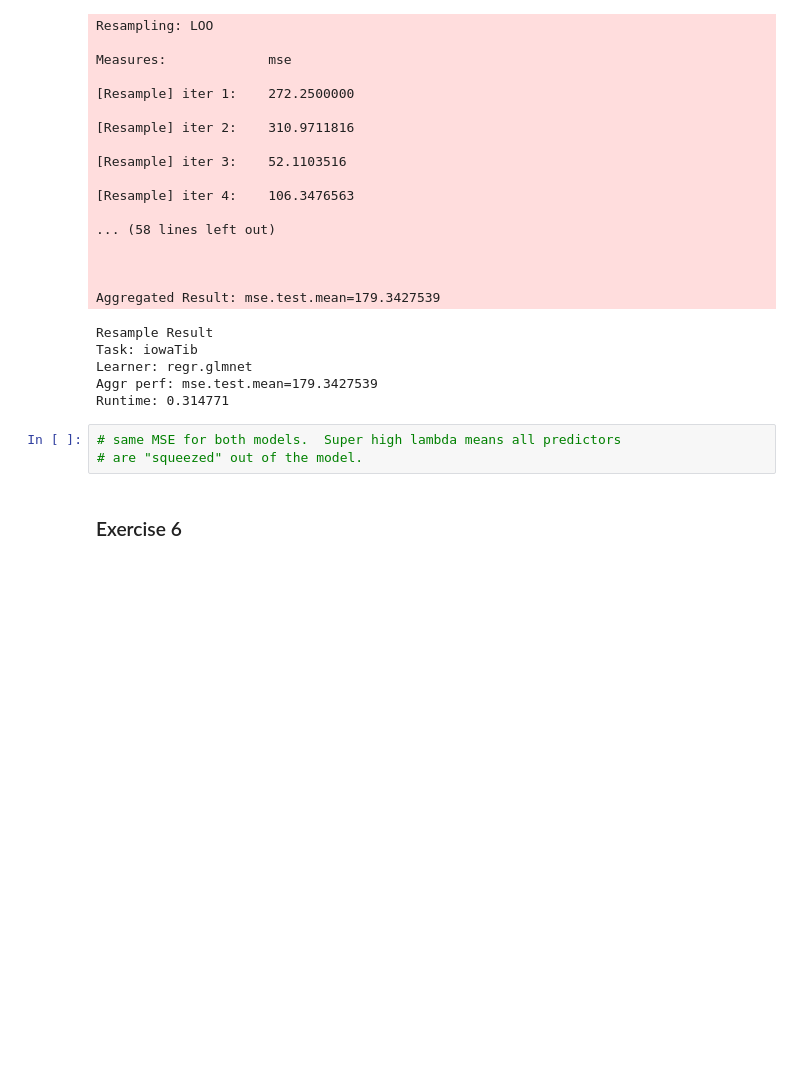
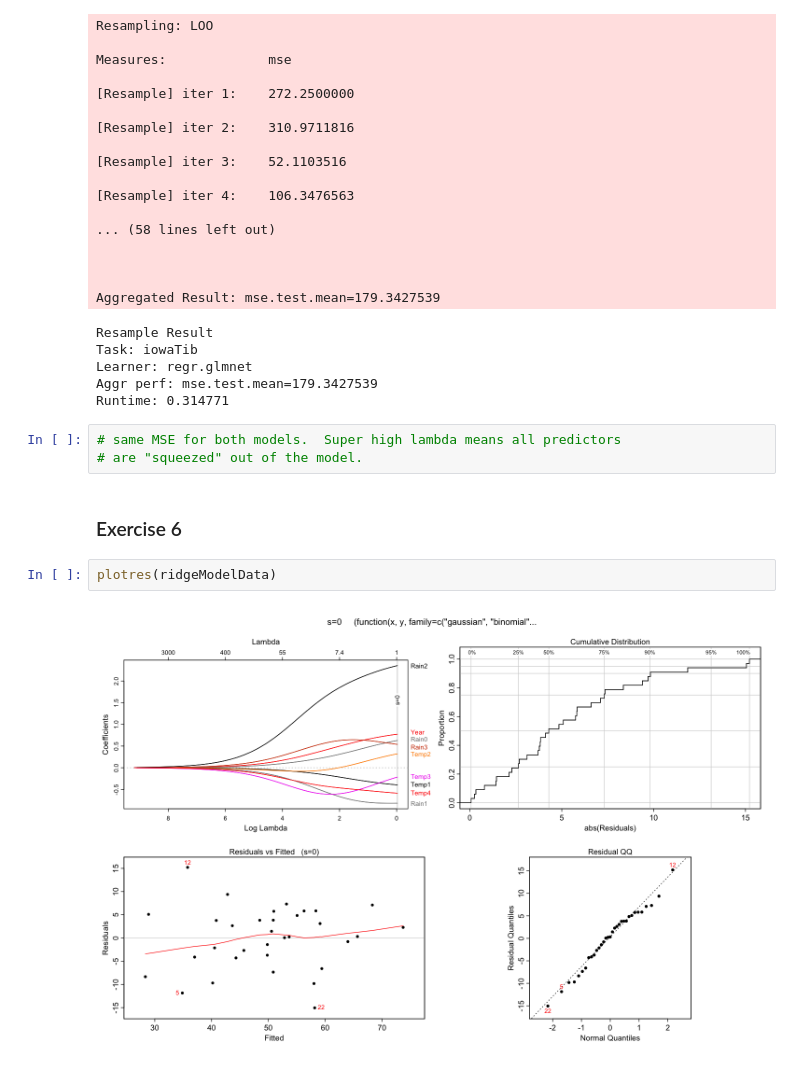
Before and after one commit to brainvat/Hefin-I-Rhys-Machine-Learning-with-R-the-tidyverse-and-mlr, a Jupyter notebook: chapter_11/Chapter 11 - Preventing overfitting with ridge regression LASSO and elastic net.ipynb, the cells around one changed output. Drawn from its saved outputs; the diff is of its cells as text; blank space fills up the shorter version.

Commit message:
complete chapter 11 exercises 1-6 (with plotres graphs)

```diff
--- a/chapter_11/Chapter 11 - Preventing overfitting with ridge regression LASSO and elastic net.ipynb
+++ b/chapter_11/Chapter 11 - Preventing overfitting with ridge regression LASSO and elastic net.ipynb
@@ -617,3 +617,7 @@ Runtime: 0.314771
 # are "squeezed" out of the model.
 # %% [markdown]
 ### Exercise 6
+# %%
+plotres(ridgeModelData)
+# %% [output]
+[figure, added]
```
Also changed, not shown: parts of 2 cells of this notebook.
